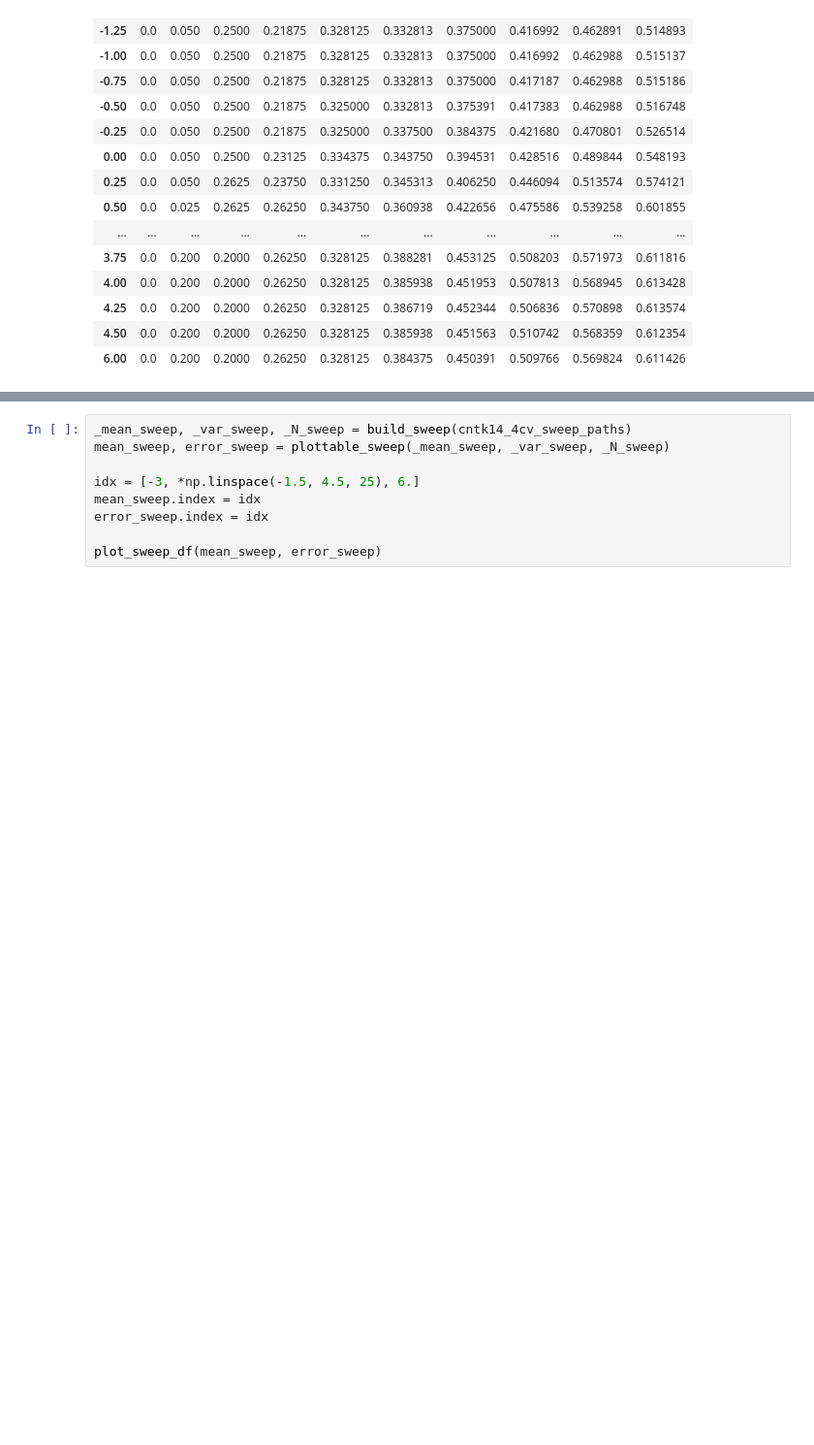
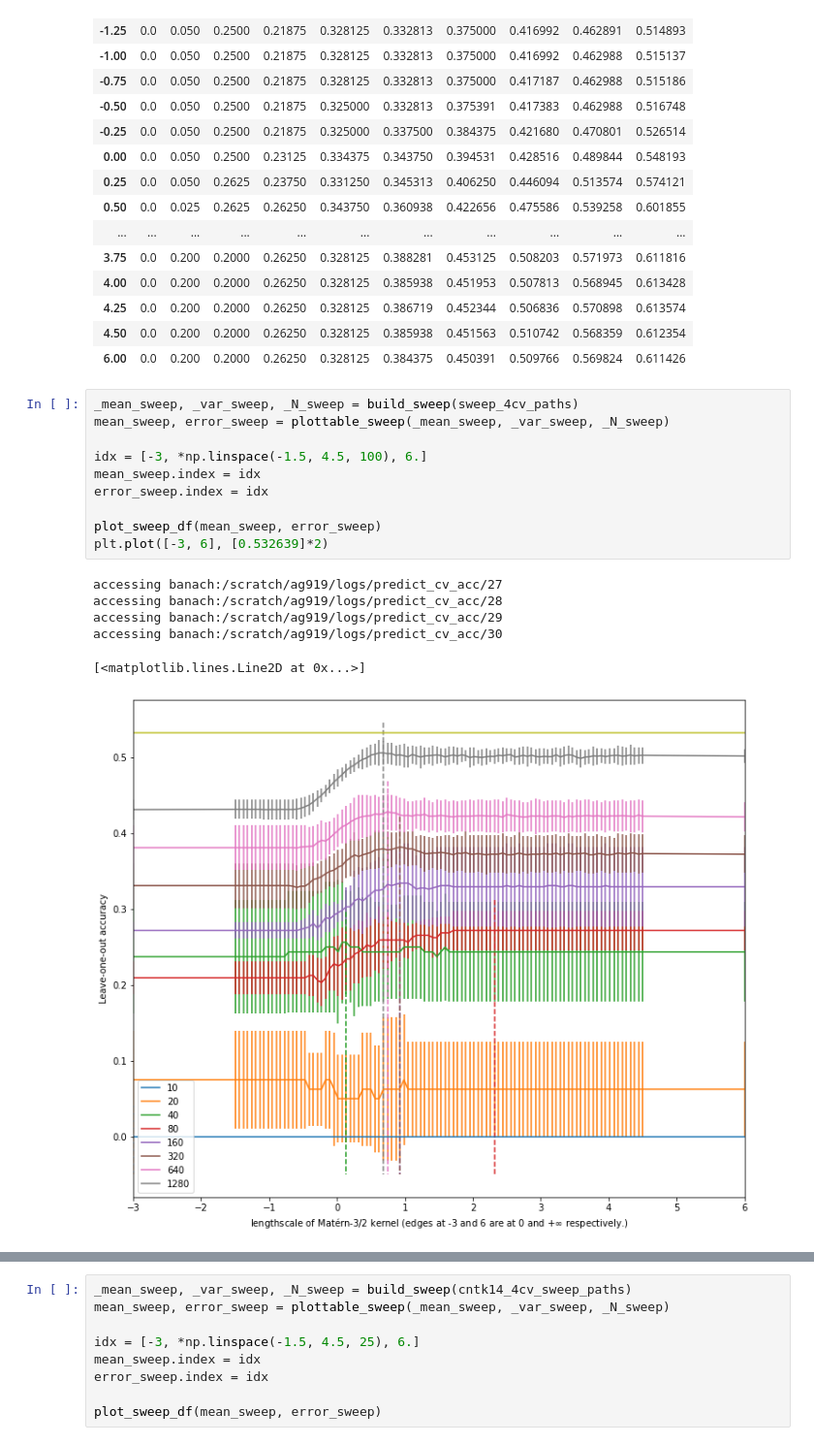
Before and after one commit to rhaps0dy/cnn-limits, a Jupyter notebook: notebooks/Low data plots.ipynb, the cells around one changed output, grey strips where cells are left out. Shown at 97% size. Cells and saved outputs as stored; diff of their text form; blank space fills up the shorter version.

```diff
--- a/notebooks/Low data plots.ipynb
+++ b/notebooks/Low data plots.ipynb
@@ -544,3 +571,20 @@ mean_sweep
 | 4.25 | 0.0 | 0.200 | 0.2000 | 0.26250 | 0.328125 | 0.386719 | 0.452344 | 0.506836 | 0.570898 | 0.613574 |
 | 4.50 | 0.0 | 0.200 | 0.2000 | 0.26250 | 0.328125 | 0.385938 | 0.451563 | 0.510742 | 0.568359 | 0.612354 |
 | 6.00 | 0.0 | 0.200 | 0.2000 | 0.26250 | 0.328125 | 0.384375 | 0.450391 | 0.509766 | 0.569824 | 0.611426 |
+# %%
+_mean_sweep, _var_sweep, _N_sweep = build_sweep(sweep_4cv_paths)
+mean_sweep, error_sweep = plottable_sweep(_mean_sweep, _var_sweep, _N_sweep)
+
+idx = [-3, *np.linspace(-1.5, 4.5, 100), 6.]
+mean_sweep.index = idx
+error_sweep.index = idx
+
+plot_sweep_df(mean_sweep, error_sweep)
+plt.plot([-3, 6], [0.532639]*2)
+# %% [output]
+accessing banach:/scratch/ag919/logs/predict_cv_acc/27
+accessing banach:/scratch/ag919/logs/predict_cv_acc/28
+accessing banach:/scratch/ag919/logs/predict_cv_acc/29
+accessing banach:/scratch/ag919/logs/predict_cv_acc/30
+[<matplotlib.lines.Line2D at 0x...>]
+[figure, added]
```
Also changed, not shown: parts of 10 cells of this notebook, 12 other files.
